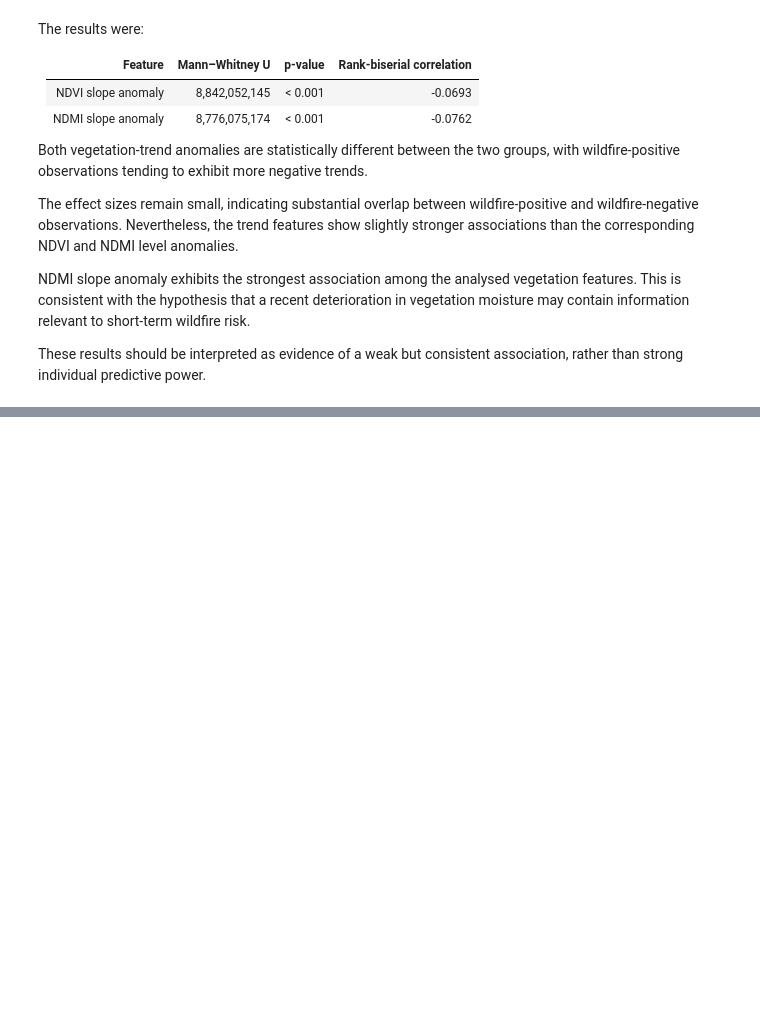
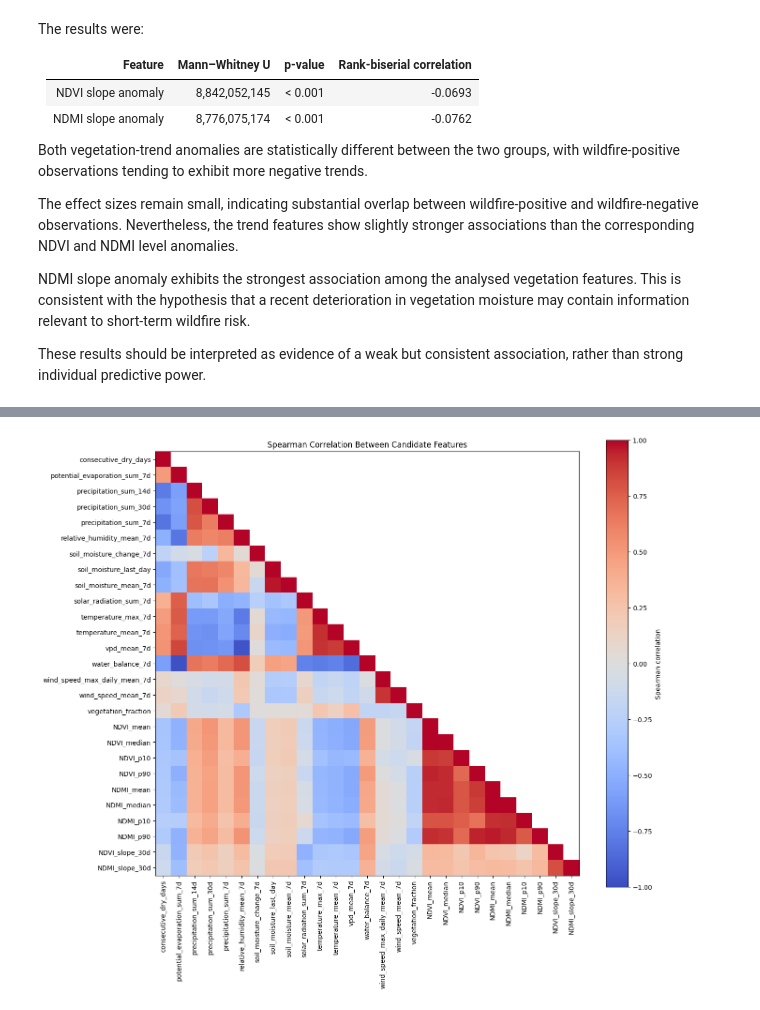
Before and after one commit to Daniel99Fonseca/wildfire-risk-portugal, a Jupyter notebook: notebooks/04_exploratory_analysis.ipynb, the cells around one changed output, grey strips where cells are left out. Cells and saved outputs as stored; diff of their text form; code cells hidden in the pictures; blank space fills up the shorter version.

```diff
--- a/notebooks/04_exploratory_analysis.ipynb
+++ b/notebooks/04_exploratory_analysis.ipynb
@@ -997,0 +1119,16 @@ rather than strong individual predictive power.
+# %%
+exclude_cols = [
+    "cell_id",
+    "reference_date",
+    "target_end",
+    "iso_year",
+    "iso_week",
+    "fire_count_week",
+    "fire_next_7_days",
+    "era5_pixel_id",
+    "distance_km",
+    "selected_date",
+    "image_age_days",
+    "valid_pct",
+    "vegetation_obs_60d",
+]
@@ -997,0 +1176,38 @@ rather than strong individual predictive power.
+# %%
+correlation_matrix = train_df[candidate_features].corr(method="spearman")
+
+# mask to hide upper triangle
+mask = np.triu(
+    np.ones_like(correlation_matrix, dtype=bool),
+    k=1
+)
+
+corr_lower = correlation_matrix.mask(mask)
+
+fig, ax = plt.subplots(figsize=(14, 12))
+
+heatmap = ax.imshow(
+    corr_lower,
+    vmin=-1,
+    vmax=1,
+    cmap="coolwarm"
+)
+
+ax.set_xticks(range(len(candidate_features)))
+ax.set_yticks(range(len(candidate_features)))
+
+ax.set_xticklabels(candidate_features, rotation=90)
+ax.set_yticklabels(candidate_features)
+
+ax.set_title("Spearman Correlation Between Candidate Features")
+
+fig.colorbar(
+    heatmap,
+    ax=ax,
+    label="Spearman correlation"
+)
+
+plt.tight_layout()
+plt.show()
+# %% [output]
+[figure, added]
```
Also changed, not shown: parts of 10 cells of this notebook.
